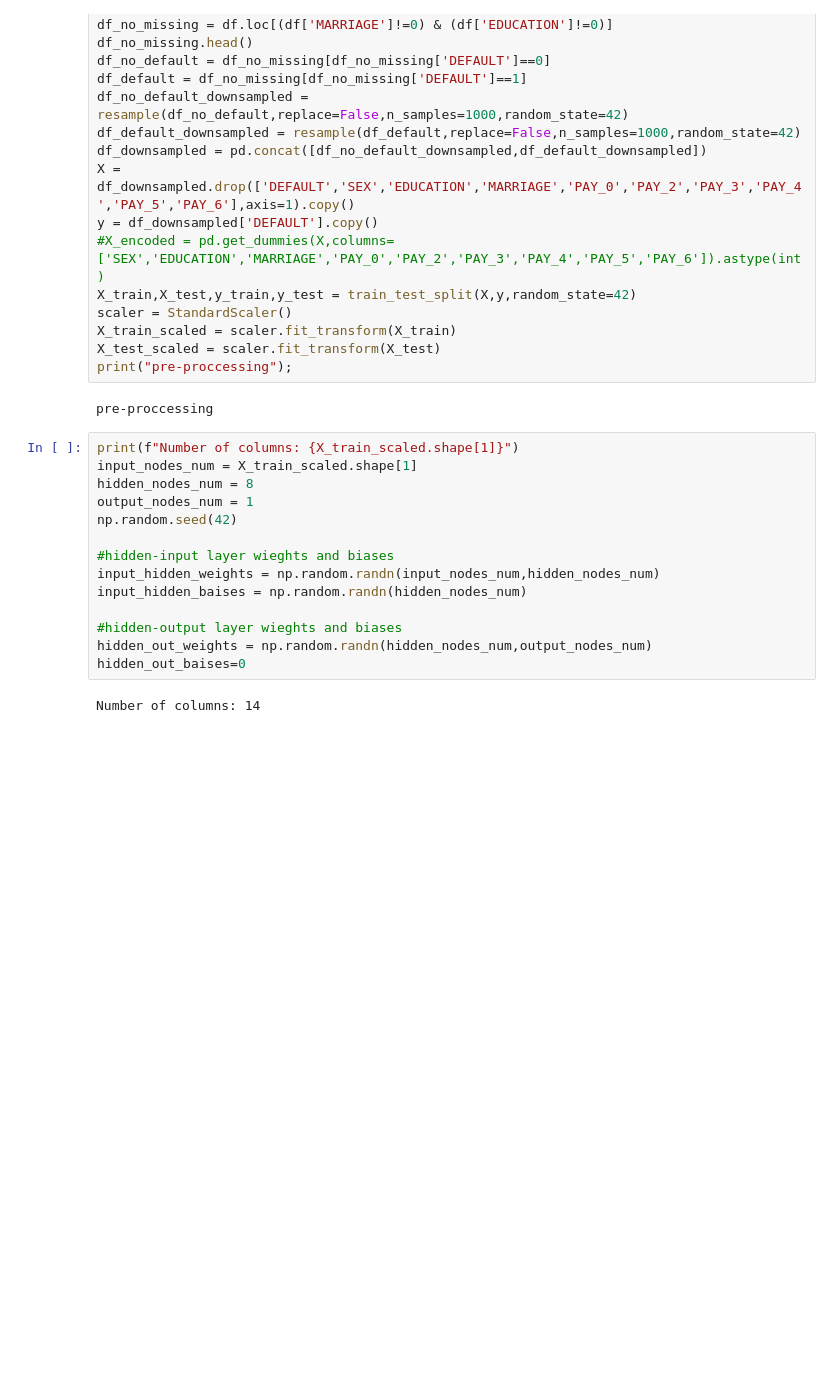
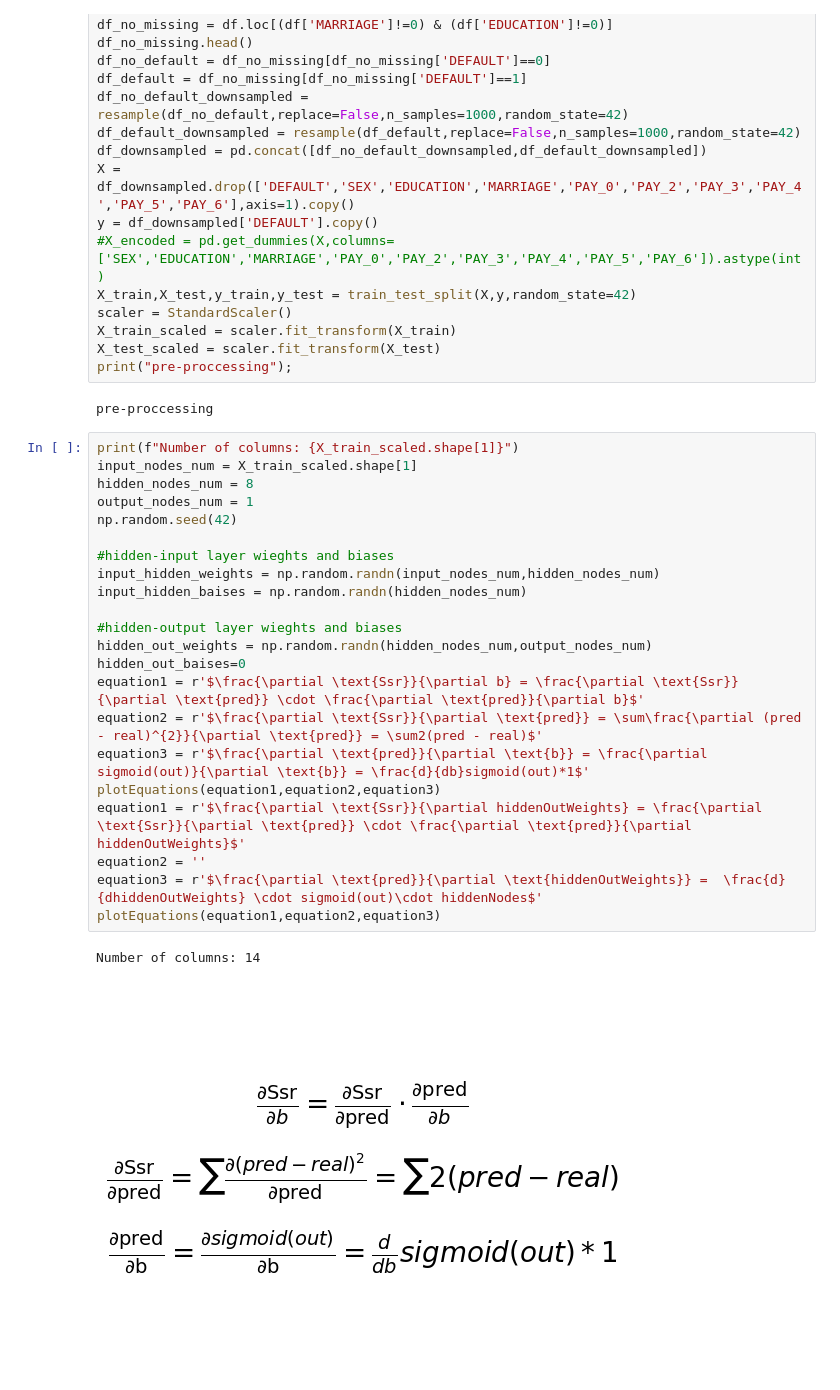
Before and after one commit to tohidnoori/Ann-from-scratch, a Jupyter notebook: ann-bank-data-analysis.ipynb, the cells around one changed output. Cells and saved outputs as stored; diff of their text form; blank space fills up the shorter version.

Commit message:
1403/04/30 | finding d/dx hidden_weight_out not finished

```diff
--- a/ann-bank-data-analysis.ipynb
+++ b/ann-bank-data-analysis.ipynb
@@ -37,16 +37,25 @@ pre-proccessing
 # %%
 print(f"Number of columns: {X_train_scaled.shape[1]}")
 input_nodes_num = X_train_scaled.shape[1]
 hidden_nodes_num = 8
 output_nodes_num = 1
 np.random.seed(42)
 
 #hidden-input layer wieghts and biases
 input_hidden_weights = np.random.randn(input_nodes_num,hidden_nodes_num)
 input_hidden_baises = np.random.randn(hidden_nodes_num)
 
 #hidden-output layer wieghts and biases
 hidden_out_weights = np.random.randn(hidden_nodes_num,output_nodes_num)
 hidden_out_baises=0
+equation1 = r'$\frac{\partial \text{Ssr}}{\partial b} = \frac{\partial \text{Ssr}}{\partial \text{pred}} \cdot \frac{\partial \text{pred}}{\partial b}$'
+equation2 = r'$\frac{\partial \text{Ssr}}{\partial \text{pred}} = \sum\frac{\partial (pred - real)^{2}}{\partial \text{pred}} = \sum2(pred - real)$'
+equation3 = r'$\frac{\partial \text{pred}}{\partial \text{b}} = \frac{\partial sigmoid(out)}{\partial \text{b}} = \frac{d}{db}sigmoid(out)*1$'
+plotEquations(equation1,equation2,equation3)
+equation1 = r'$\frac{\partial \text{Ssr}}{\partial hiddenOutWeights} = \frac{\partial \text{Ssr}}{\partial \text{pred}} \cdot \frac{\partial \text{pred}}{\partial hiddenOutWeights}$'
+equation2 = ''
+equation3 = r'$\frac{\partial \text{pred}}{\partial \text{hiddenOutWeights}} =  \frac{d}{dhiddenOutWeights} \cdot sigmoid(out)\cdot hiddenNodes$'
+plotEquations(equation1,equation2,equation3)
 # %% [output]
 Number of columns: 14
+[figure, added]
```
Also changed, not shown: parts of 3 cells of this notebook.
